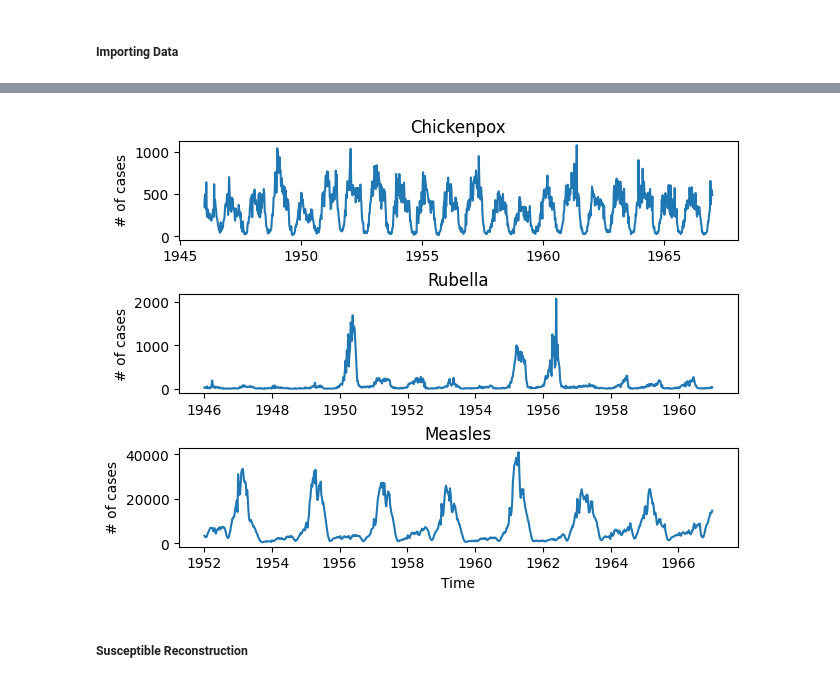
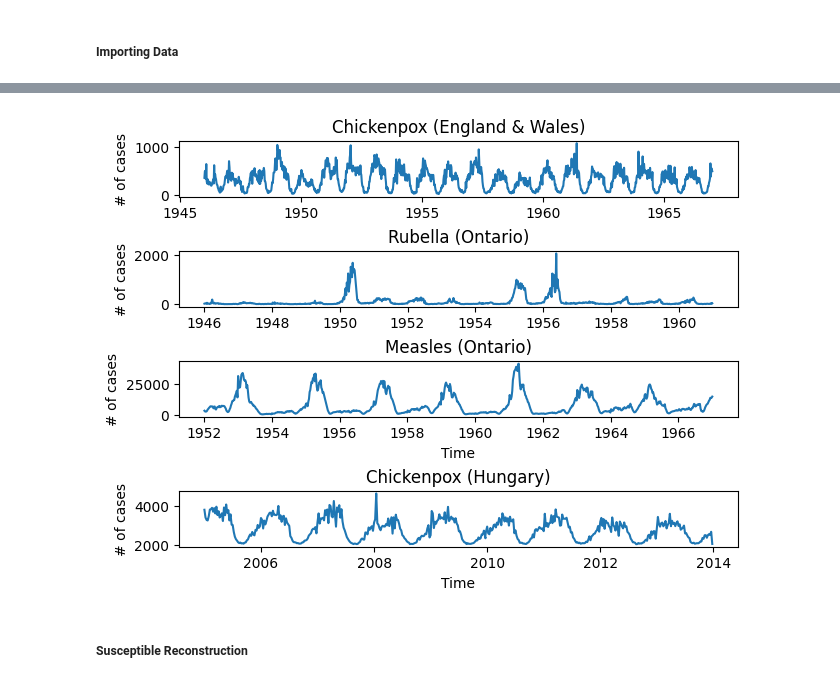
Before and after one commit to rdcarini/AMATH575, a Jupyter notebook: sindy_sandbox.ipynb, the cells around one changed output, grey strips where cells are left out. Saved outputs shown, nothing was run; the diff lists cells and outputs as text; code cells hidden in the pictures.

Commit message:
Adding Hungarian Chickenpox modern (2004 - 2014) example

```diff
--- a/sindy_sandbox.ipynb
+++ b/sindy_sandbox.ipynb
@@ -763,5 +763,23 @@ def load_dataset(disease):
 
         return measles_data
 
+    if disease.lower() == "chickenpox_new":
+        chickenpox_data = pd.read_csv('data/hungary_chickenpox.csv')
+        chickenpox_data.columns = ["Date","BUDAPEST","BARANYA","BACS","BEKES","BORSOD","CSONGRAD","FEJER","GYOR","HAJDU","HEVES","JASZ","KOMAROM","NOGRAD","PEST","SOMOGY","SZABOLCS","TOLNA","VAS","VESZPREM","ZALA"]
+        chickenpox_data["Date"] = pd.to_datetime(chickenpox_data['Date'], format='%d/%m/%Y')
+        chickenpox_data["week"] = chickenpox_data['Date'].dt.isocalendar().year + (chickenpox_data['Date'].dt.isocalendar().week / 52 - 1/52)
+        chickenpox_data["cases"] = np.sum(chickenpox_data.loc[:, chickenpox_data.columns != 'Date'], axis=1)
+        chickenpox_data = chickenpox_data[(chickenpox_data["week"] < 2014)].reset_index() # only take chickenpox before and 2014
+        # Cleanup Rubella Data (remove NaN):
+        # Scrub the NaN rows and create a new rubella_data_nonan set
+        chickenpox_data = chickenpox_data.copy()
+        chickenpox_data["cases"] = chickenpox_data["cases"].interpolate(method='linear', limit_direction='forward', axis=0)
+        # take a smidge off for two values where rounding causes the week to be non monotonically increasing
+        chickenpox_data.at[ 260 , 'week']=curr_val - 0.01
+        chickenpox_data.at[ 259 , 'week']=curr_val - 0.011
+        #rubella_data = rubella_data_nonan
+
+        return chickenpox_data
+
     else:
         raise RuntimeError("Error: select one disease of (1) Rubella, (2) Chickenpox, or (3) Measles to load data")
@@ -768,30 +862,36 @@ def load_dataset(disease):
 # %%
 ##############################
 # Plot data
 ##############################
 
-fig, ((ax1, ax2, ax3)) = plt.subplots(3, 1, layout="constrained")
+fig, ((ax1, ax2, ax3, ax4)) = plt.subplots(4, 1, layout="constrained")
 
 chickenpox_data = load_dataset("chickenpox")
 rubella_data = load_dataset("rubella")
 measles_data = load_dataset("measles")
+hungary_chickenpox = load_dataset("chickenpox_new")
 
 ax1.plot(chickenpox_data["week"],chickenpox_data["cases"])
 ax1.set_ylabel('# of cases')
-ax1.set_title('Chickenpox')
+ax1.set_title('Chickenpox (England & Wales)')
 
 ax2.plot(rubella_data["week"],rubella_data["cases"])
 ax2.set_ylabel('# of cases')
-ax2.set_title('Rubella')
+ax2.set_title('Rubella (Ontario)')
 
 ax3.plot(measles_data["week"],measles_data["cases"])
 ax3.set_xlabel('Time')
 ax3.set_ylabel('# of cases')
-ax3.set_title('Measles')
+ax3.set_title('Measles (Ontario)')
+
+ax4.plot(hungary_chickenpox["week"],hungary_chickenpox["cases"])
+ax4.set_xlabel('Time')
+ax4.set_ylabel('# of cases')
+ax4.set_title('Chickenpox (Hungary)')
 
 plt.show()
 # %% [output]
-[figure, old version]
+[figure, new version]
 # %%
 def get_population_and_birth_fit(disease="measles", plt_results=False):
 
```
Also changed, not shown: parts of 31 cells of this notebook, 3 other files.
